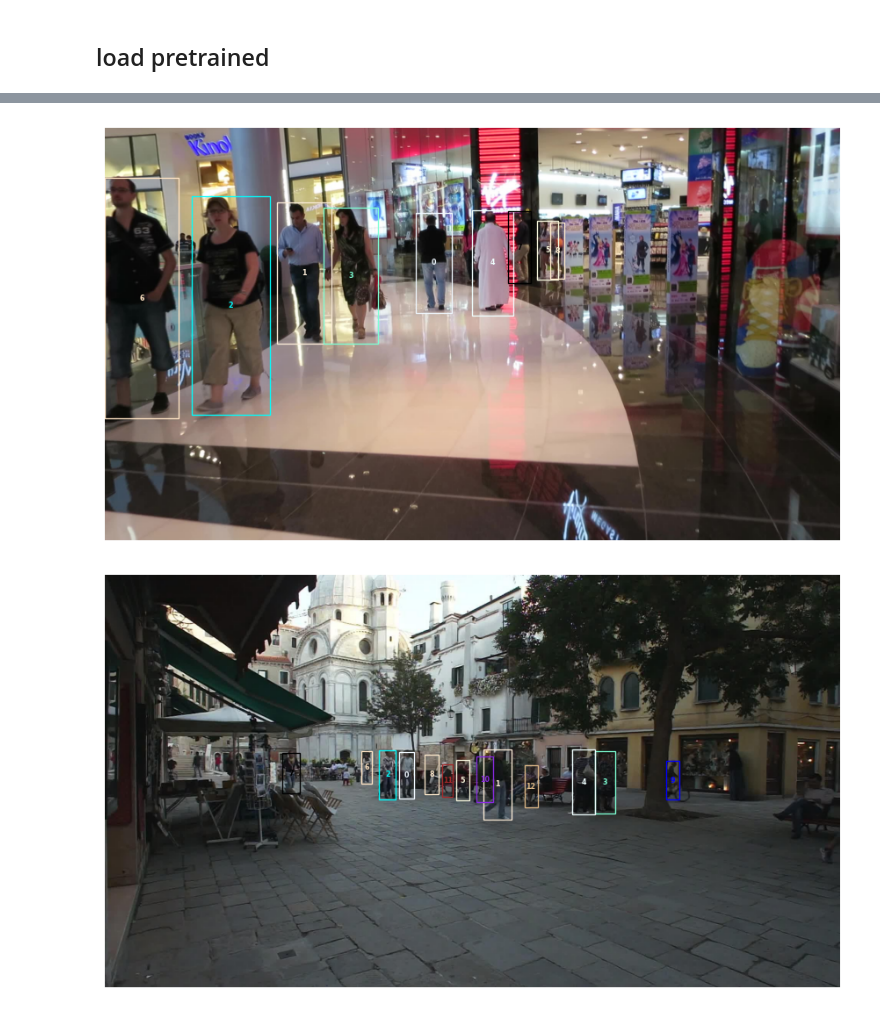
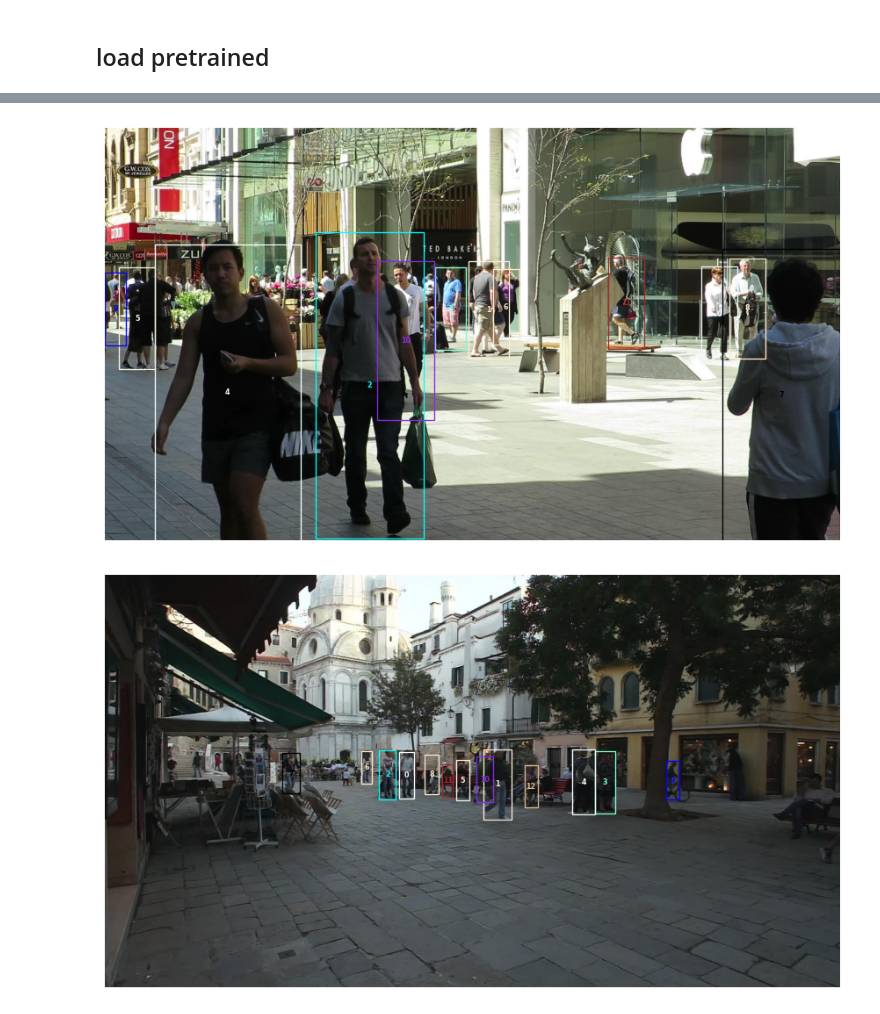
Before and after one commit to Kristobal-Khunta/multi-object-tracking, a Jupyter notebook: notebooks/9.0-gif-on-offline-det.ipynb, the cells around one changed output, grey strips where cells are left out. Cells and saved outputs as stored; diff of their text form; code cells hidden in the pictures.

```diff
--- a/notebooks/9.0-gif-on-offline-det.ipynb
+++ b/notebooks/9.0-gif-on-offline-det.ipynb
@@ -149,12 +210,12 @@ Runtime for all sequences: 17.1 s.
 # %%
-seq_name = "MOT16-12" #"MOT16-11"
+seq_name = "MOT16-08" #"MOT16-11"
 plot_sequence(
     results_seq[seq_name],
     [s for s in val_sequences if str(s) == seq_name][0],
     first_n_frames=1,
 )
 # %% [output]
-[figure, old version]
+[figure, new version]
 # %%
 seq_name = "MOT16-01" #"MOT16-11"
 plot_sequence(
```
Also changed, not shown: parts of 6 cells of this notebook, 3 other files.
